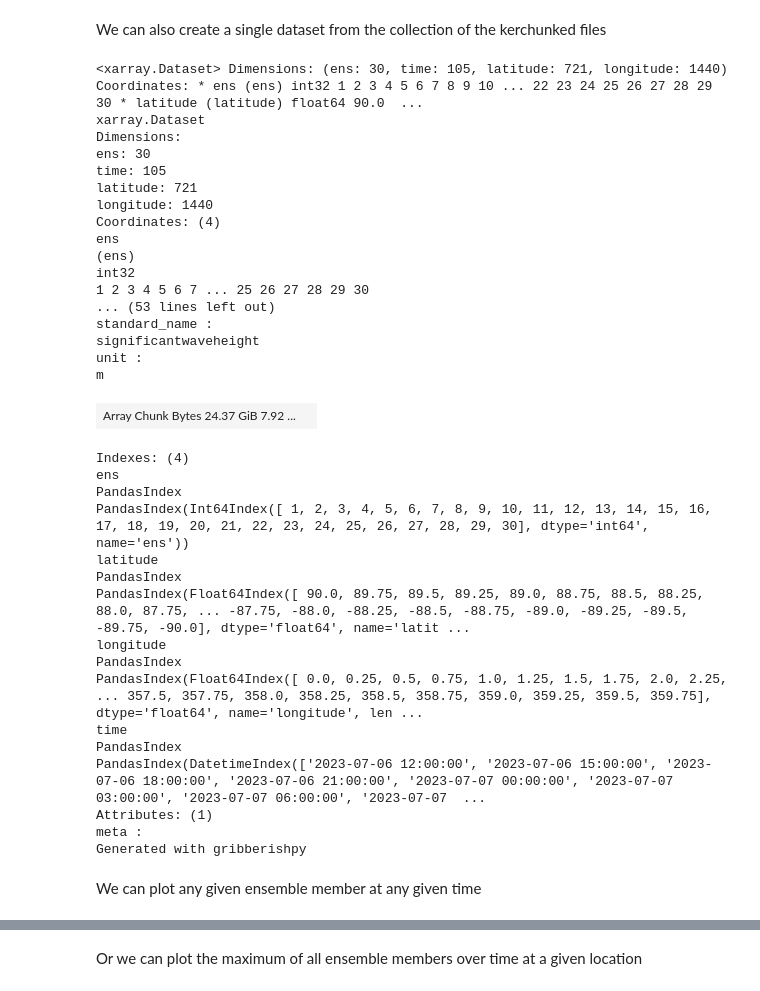
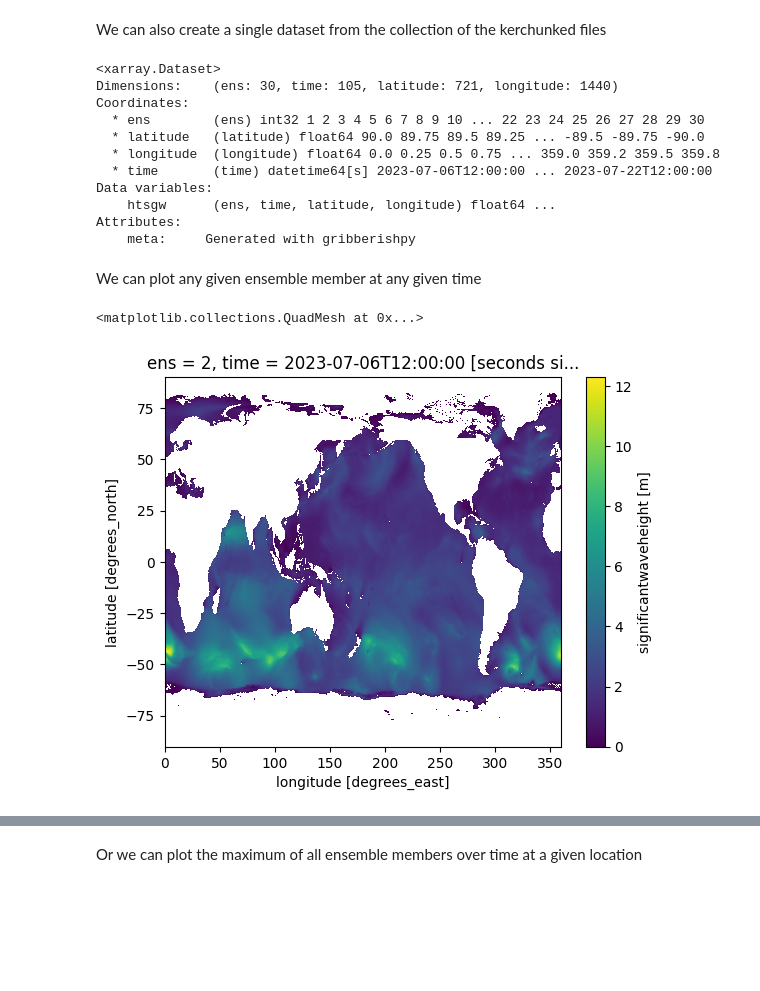
Before and after one commit to mpiannucci/gribberish, a Jupyter notebook: python/examples/kerchunk_gefs_wave.ipynb, the cells around one changed output, grey strips where cells are left out. Drawn from its saved outputs; the diff is of its cells as text; code cells hidden in the pictures; blank space fills up the shorter version.

```diff
--- a/python/examples/kerchunk_gefs_wave.ipynb
+++ b/python/examples/kerchunk_gefs_wave.ipynb
@@ -123,42 +106,24 @@ import xarray as xr
 # open dataset as zarr object using fsspec reference file system and xarray
 fs = fsspec.filesystem("reference", fo='./gefs_wave/gefswave_kerchunk.json', remote_protocol='s3', remote_options={'anon':True, 'use_ssl': False})
 m = fs.get_mapper("")
-ds = xr.open_dataset(m, engine="zarr", backend_kwargs=dict(consolidated=False), chunks={'time': 1})
+ds = xr.open_dataset(m, engine="zarr", backend_kwargs=dict(consolidated=False))
 ds
 # %% [output]
-<xarray.Dataset> Dimensions: (ens: 30, time: 105, latitude: 721, longitude: 1440) Coordinates: * ens (ens) int32 1 2 3 4 5 6 7 8 9 10 ... 22 23 24 25 26 27 28 29 30 * latitude (latitude) float64 90.0  ...
-xarray.Dataset
-Dimensions:
-ens: 30
-time: 105
-latitude: 721
-longitude: 1440
-Coordinates: (4)
-ens
-(ens)
-int32
-1 2 3 4 5 6 7 ... 25 26 27 28 29 30
-... (53 lines left out)
-standard_name :
-significantwaveheight
-unit :
-m
+<xarray.Dataset>
+Dimensions:    (ens: 30, time: 105, latitude: 721, longitude: 1440)
+Coordinates:
+  * ens        (ens) int32 1 2 3 4 5 6 7 8 9 10 ... 22 23 24 25 26 27 28 29 30
+  * latitude   (latitude) float64 90.0 89.75 89.5 89.25 ... -89.5 -89.75 -90.0
+  * longitude  (longitude) float64 0.0 0.25 0.5 0.75 ... 359.0 359.2 359.5 359.8
+  * time       (time) datetime64[s] 2023-07-06T12:00:00 ... 2023-07-22T12:00:00
+Data variables:
+    htsgw      (ens, time, latitude, longitude) float64 ...
+Attributes:
+    meta:     Generated with gribberishpy
-| Array Chunk Bytes 24.37 GiB 7.92 ... |  |
-Indexes: (4)
-ens
-PandasIndex
-PandasIndex(Int64Index([ 1, 2, 3, 4, 5, 6, 7, 8, 9, 10, 11, 12, 13, 14, 15, 16, 17, 18, 19, 20, 21, 22, 23, 24, 25, 26, 27, 28, 29, 30], dtype='int64', name='ens'))
-latitude
-PandasIndex
-PandasIndex(Float64Index([ 90.0, 89.75, 89.5, 89.25, 89.0, 88.75, 88.5, 88.25, 88.0, 87.75, ... -87.75, -88.0, -88.25, -88.5, -88.75, -89.0, -89.25, -89.5, -89.75, -90.0], dtype='float64', name='latit ...
-longitude
-PandasIndex
-PandasIndex(Float64Index([ 0.0, 0.25, 0.5, 0.75, 1.0, 1.25, 1.5, 1.75, 2.0, 2.25, ... 357.5, 357.75, 358.0, 358.25, 358.5, 358.75, 359.0, 359.25, 359.5, 359.75], dtype='float64', name='longitude', len ...
-time
-PandasIndex
-PandasIndex(DatetimeIndex(['2023-07-06 12:00:00', '2023-07-06 15:00:00', '2023-07-06 18:00:00', '2023-07-06 21:00:00', '2023-07-07 00:00:00', '2023-07-07 03:00:00', '2023-07-07 06:00:00', '2023-07-07  ...
-Attributes: (1)
-meta :
-Generated with gribberishpy
 # %% [markdown]
 We can plot any given ensemble member at any given time
+# %%
+ds.htsgw.isel(ens=1, time=0).plot()
+# %% [output]
+<matplotlib.collections.QuadMesh at 0x...>
+[figure, added]
```
Also changed, not shown: parts of 5 cells of this notebook.
